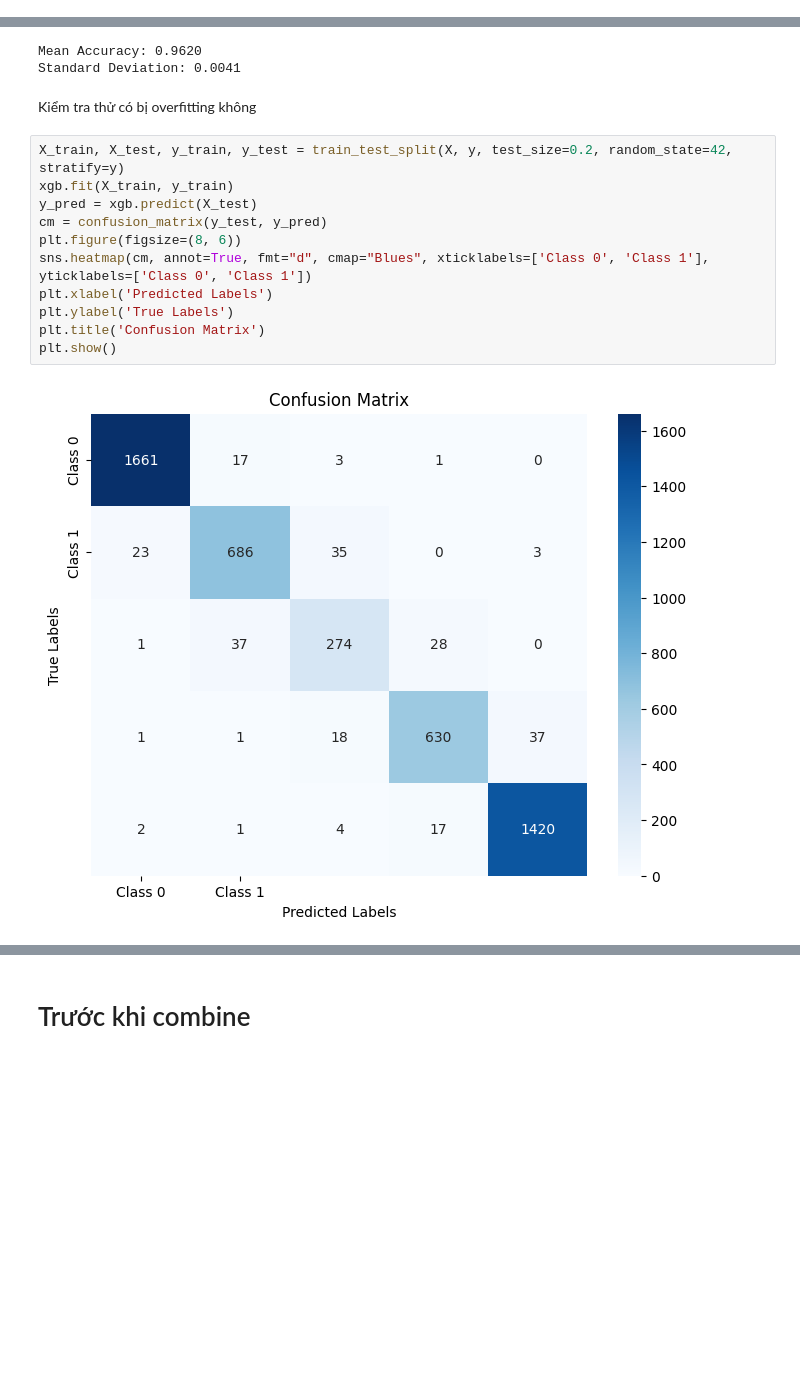
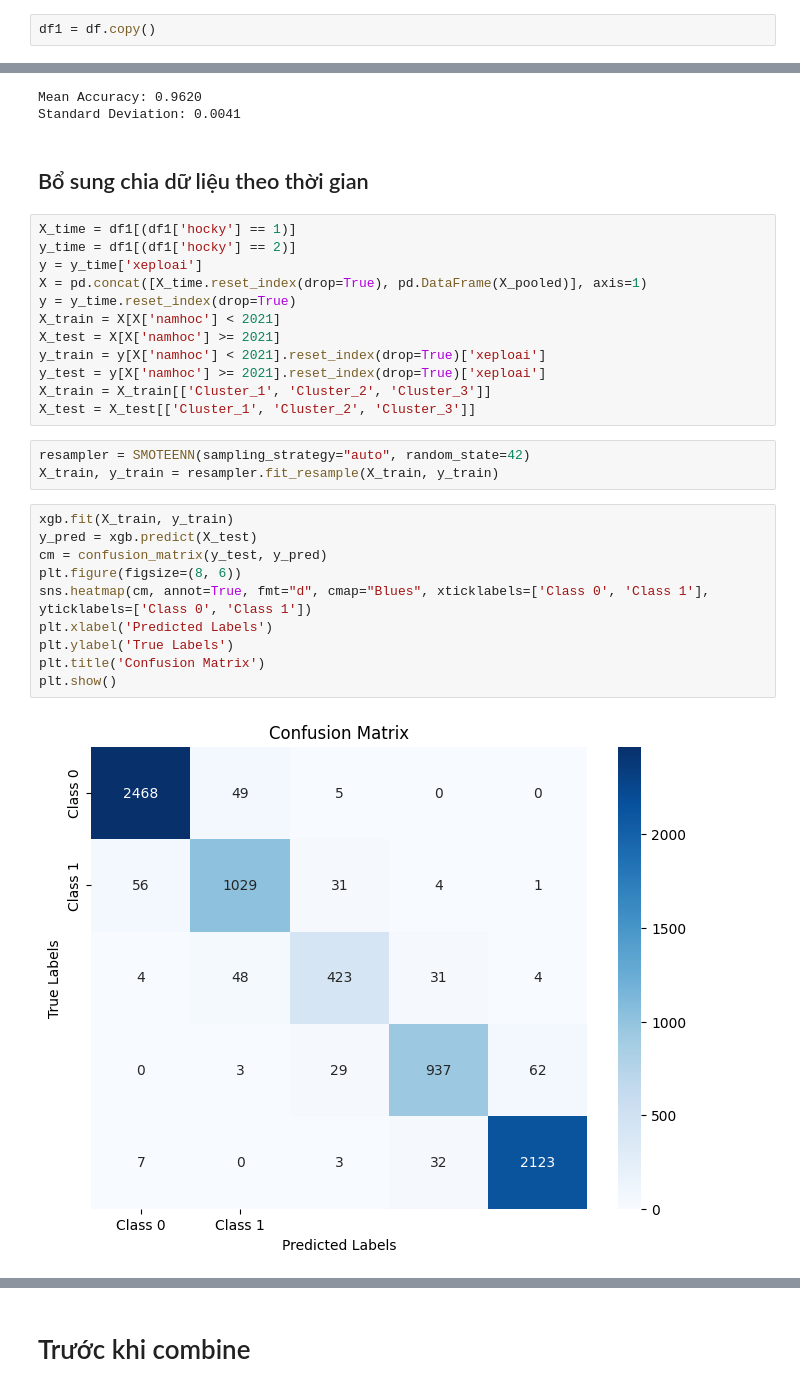
Before and after one commit to ThuNguyen6789/IS353.P12_Nhom3, a Jupyter notebook: notebooks/Khai thác dữ liệu mạng/XGBoost.ipynb, the cells around one changed output, grey strips where cells are left out. Drawn from its saved outputs; the diff is of its cells as text; blank space fills up the shorter version.

Commit message:
bo sung

```diff
--- a/notebooks/Khai thác dữ liệu mạng/XGBoost.ipynb
+++ b/notebooks/Khai thác dữ liệu mạng/XGBoost.ipynb
@@ -68,6 +68,8 @@ Data columns (total 13 columns):
  12  khoa_encoded          35849 non-null  int64
 dtypes: float64(2), int64(11)
 memory usage: 3.6 MB
+# %%
+df1 = df.copy()
 # %% [markdown]
 # Sau khi Combine
 # %%
@@ -237,21 +239,35 @@ print(f"Standard Deviation: {acc_xg_std:.4f}")
 # %% [output]
 Mean Accuracy: 0.9620
 Standard Deviation: 0.0041
-# %% [markdown]
-Kiểm tra thử có bị overfitting không
+# %% [markdown]
+## Bổ sung chia dữ liệu theo thời gian
+# %%
+X_time = df1[(df1['hocky'] == 1)]
+y_time = df1[(df1['hocky'] == 2)]
+y = y_time['xeploai']
+X = pd.concat([X_time.reset_index(drop=True), pd.DataFrame(X_pooled)], axis=1)
+y = y_time.reset_index(drop=True)
+X_train = X[X['namhoc'] < 2021]
+X_test = X[X['namhoc'] >= 2021]
+y_train = y[X['namhoc'] < 2021].reset_index(drop=True)['xeploai']
+y_test = y[X['namhoc'] >= 2021].reset_index(drop=True)['xeploai']
+X_train = X_train[['Cluster_1', 'Cluster_2', 'Cluster_3']]
+X_test = X_test[['Cluster_1', 'Cluster_2', 'Cluster_3']]
+# %%
+resampler = SMOTEENN(sampling_strategy="auto", random_state=42)
+X_train, y_train = resampler.fit_resample(X_train, y_train)
 # %%
-X_train, X_test, y_train, y_test = train_test_split(X, y, test_size=0.2, random_state=42, stratify=y)
 xgb.fit(X_train, y_train)
 y_pred = xgb.predict(X_test)
 cm = confusion_matrix(y_test, y_pred)
 plt.figure(figsize=(8, 6))
 sns.heatmap(cm, annot=True, fmt="d", cmap="Blues", xticklabels=['Class 0', 'Class 1'], yticklabels=['Class 0', 'Class 1'])
 plt.xlabel('Predicted Labels')
 plt.ylabel('True Labels')
 plt.title('Confusion Matrix')
 plt.show()
 # %% [output]
-[figure, old version]
+[figure, new version]
 # %%
 unique_classes = np.unique(y_test)
 report = classification_report(y_test, y_pred, target_names=[f"Class {cls}" for cls in unique_classes])
```
Also changed, not shown: parts of 12 cells of this notebook.
